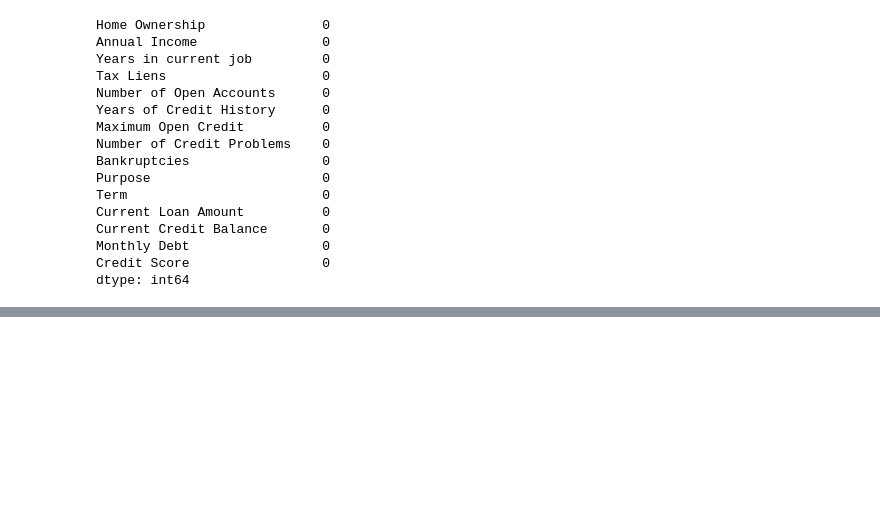
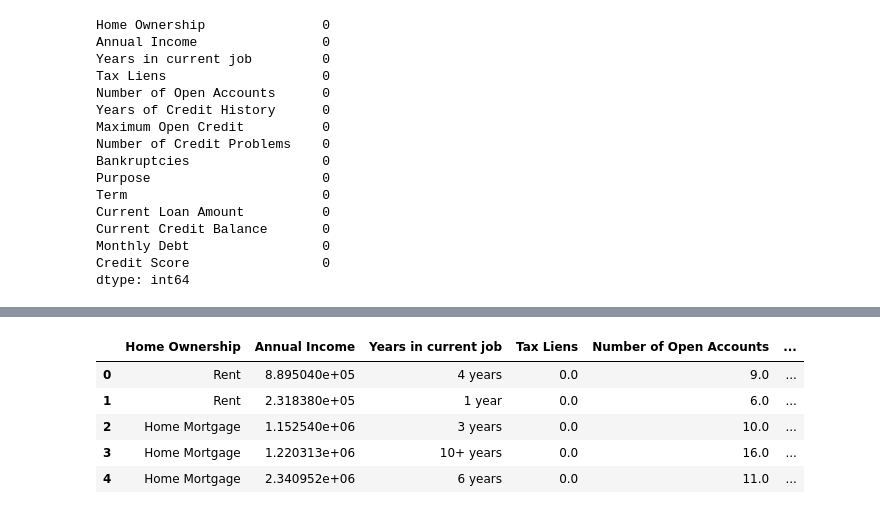
Before and after one commit to GauthamN3004/ML_Problems, a Jupyter notebook: Loan Defaulting/loan_defaulting.ipynb, the cells around one changed output, grey strips where cells are left out. Cells and saved outputs as stored; diff of their text form; code cells hidden in the pictures; blank space fills up the shorter version.

```diff
--- a/Loan Defaulting/loan_defaulting.ipynb
+++ b/Loan Defaulting/loan_defaulting.ipynb
@@ -593,0 +685,10 @@ dtype: int64
+# %%
+xtest = test.iloc[:,:]
+xtest.head()
+# %% [output]
+|  | Home Ownership | Annual Income | Years in current job | Tax Liens | Number of Open Accounts | ... |
+| 0 | Rent | 8.895040e+05 | 4 years | 0.0 | 9.0 | ... |
+| 1 | Rent | 2.318380e+05 | 1 year | 0.0 | 6.0 | ... |
+| 2 | Home Mortgage | 1.152540e+06 | 3 years | 0.0 | 10.0 | ... |
+| 3 | Home Mortgage | 1.220313e+06 | 10+ years | 0.0 | 16.0 | ... |
+| 4 | Home Mortgage | 2.340952e+06 | 6 years | 0.0 | 11.0 | ... |
```
Also changed, not shown: parts of 14 cells of this notebook, 3 other files.
